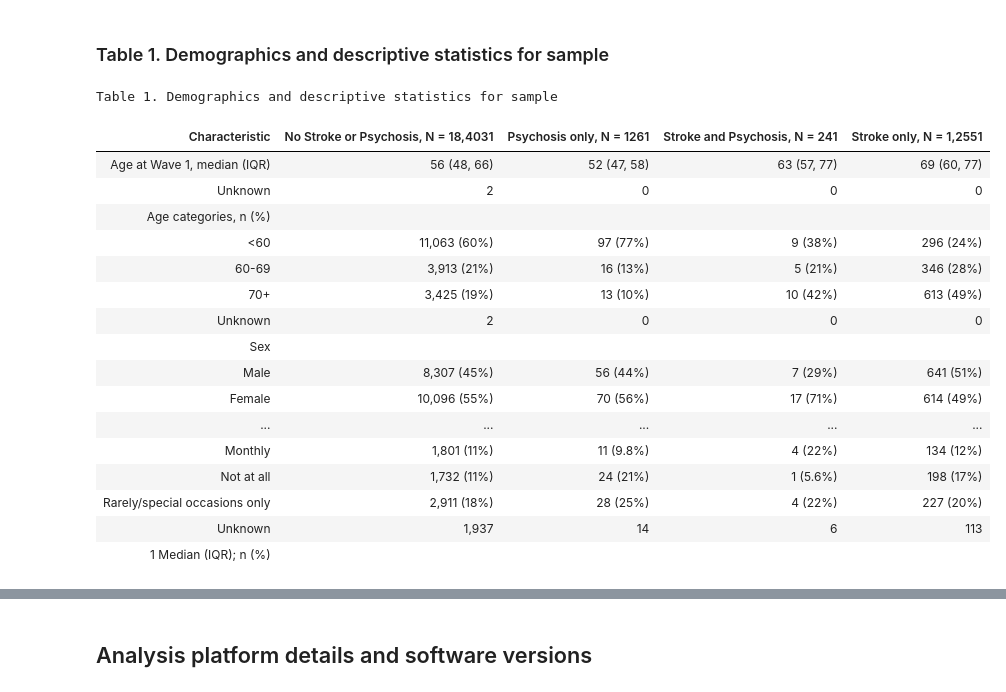
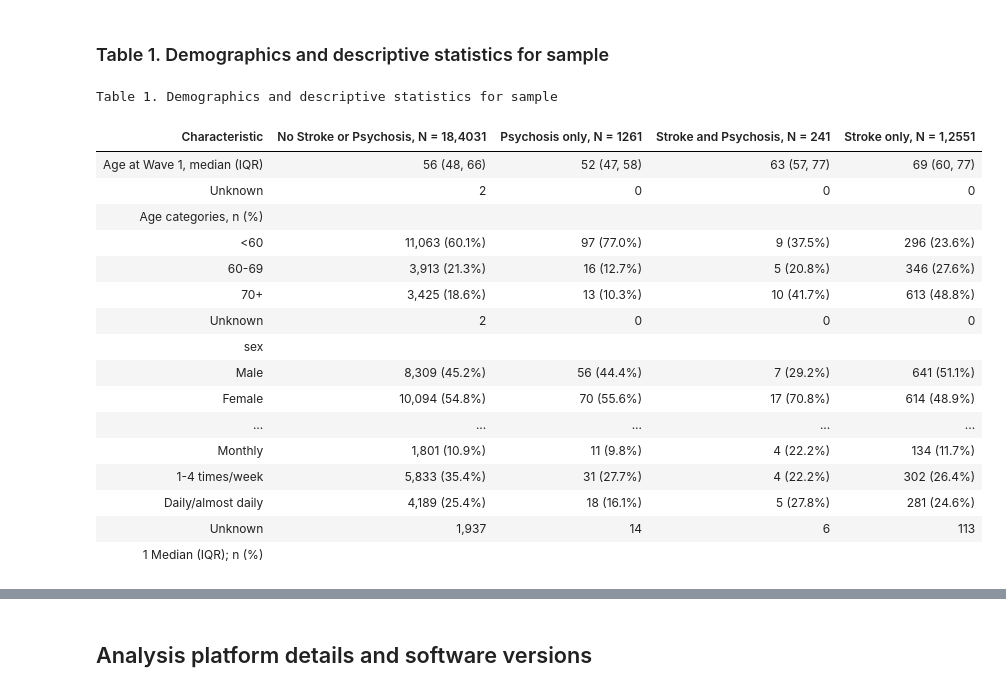
Before and after one commit to vaughanbell/longitudinal-stroke-psychosis-ELSA, a Jupyter notebook: Richards-Belle_et_al_Descriptives_Tables.ipynb, the cells around one changed output, grey strips where cells are left out. Saved outputs shown, nothing was run; the diff lists cells and outputs as text; code cells hidden in the pictures.

```diff
--- a/Richards-Belle_et_al_Descriptives_Tables.ipynb
+++ b/Richards-Belle_et_al_Descriptives_Tables.ipynb
@@ -31,55 +31,64 @@ strokeinpsychosis_surv_filename = paste(transformed_data_dir, "strokeinpsychosis
 load(file = strokeinpsychosis_surv_filename)
 # %%
 # Create variable defining stroke/psychosis categories for tables
-strokeinpsychosis_surv <- strokeinpsychosis_surv %>%
+descriptives <- strokeinpsychosis_surv %>%
   mutate(categories = case_when(strokeever_10 == 1 & psychosisever_10 == 0 ~ "Stroke only", # had stroke within 10 years, but no psychosis
                                 strokeever_10 == 0 & psychosisever_10 == 1 ~ "Psychosis only", # had psychosis within 10 years, but no stroke
                                 strokeever_10 == 1 & psychosisever_10 == 1 ~ "Stroke and Psychosis", # had stroke and psychosis within 10 years
                                 strokeever_10 == 0 & psychosisever_10 == 0 ~ "No Stroke or Psychosis", # had no stroke or psychosis within 10 years (but may have had them after 10 years)
                                 TRUE ~ "Error"))
 
-# Merge with waves12345 which has the other required variables
-strokeinpsychosis_surv <- merge(strokeinpsychosis_surv, waves12345, by="idauniq", all = TRUE)
+# Pull required variables into one data frame
+descriptives <- descriptives %>%
+  left_join(waves12345 %>%
+              select(idauniq, minstrokeage, ntotalstrokes, ntotalstrokesnozero,
+                     depressionever, anxietyever, totalwaves, allwavesparticipated,
+                     diedbeforeendfup),
+            by = "idauniq")
+
+# Change 'unknown' ethnicities to NA
+descriptives$ethnicgroup[descriptives$ethnicgroup == "Unknown"] <- NA
 # %% [markdown]
 ### Table 1. Demographics and descriptive statistics for sample
 # %%
-table_1 <- strokeinpsychosis_surv %>%
-  select(categories, w1age.y, age_cat.y, Sex = sex.y, Ethnicity = ethnicgroup.y,
-         netwealth_q5.y, smokingbaseline.y, vigorousactbaseline.y, alcoholbaseline.y) %>%
+table_1 <- descriptives %>%
+  select(categories, w1age, age_cat, sex, ethnicgroup,
+         netwealth_q5, smokingbaseline, vigorousactbaseline, alcoholbaseline) %>%
   tbl_summary(
     by = categories,
+    digits = all_categorical() ~ c(0, 1),
     sort = everything() ~ "alphanumeric",
-    label = list(w1age.y = "Age at Wave 1, median (IQR)",
-                 age_cat.y = "Age categories, n (%)",
-                 netwealth_q5.y = "Net financial wealth (quintile), n (%)",
-                 smokingbaseline.y = "Smoked cigarettes at baseline, n (%)",
-                 vigorousactbaseline.y = "Level of vigorous activity at baseline, n (%)",
-                 alcoholbaseline.y = "Level of alcohol consumption at baseline, n (%)"),
+    label = list(w1age = "Age at Wave 1, median (IQR)",
+                 age_cat = "Age categories, n (%)",
+                 netwealth_q5 = "Net financial wealth (quintile), n (%)",
+                 smokingbaseline = "Smoked cigarettes at baseline, n (%)",
+                 vigorousactbaseline = "Level of vigorous activity at baseline, n (%)",
+                 alcoholbaseline = "Level of alcohol consumption at baseline, n (%)"),
   ) %>%
   bold_labels() %>%
   italicize_levels() %>%
-  modify_caption("**Table 1. Demographics and descriptive statistics for sample**")
+  modify_caption("**Table 1. Demographics and descriptive statistics for sample**") # %>%
 
 # This save the output of the gtsummary generated table as a html file and reloads it to display on the notebook
 table_1_filename = paste(output_dir, "RB_et_al_table_1.html", sep="")
 gt::gtsave(as_gt(table_1), file = table_1_filename)
 display_html(file = table_1_filename)
 # %% [output]
 Table 1. Demographics and descriptive statistics for sample
 | Characteristic | No Stroke or Psychosis, N = 18,4031 | Psychosis only, N = 1261 | Stroke and Psychosis, N = 241 | Stroke only, N = 1,2551 |
 | Age at Wave 1, median (IQR) | 56 (48, 66) | 52 (47, 58) | 63 (57, 77) | 69 (60, 77) |
 | Unknown | 2 | 0 | 0 | 0 |
 | Age categories, n (%) |  |  |  |  |
-| <60 | 11,063 (60%) | 97 (77%) | 9 (38%) | 296 (24%) |
-| 60-69 | 3,913 (21%) | 16 (13%) | 5 (21%) | 346 (28%) |
-| 70+ | 3,425 (19%) | 13 (10%) | 10 (42%) | 613 (49%) |
+| <60 | 11,063 (60.1%) | 97 (77.0%) | 9 (37.5%) | 296 (23.6%) |
+| 60-69 | 3,913 (21.3%) | 16 (12.7%) | 5 (20.8%) | 346 (27.6%) |
+| 70+ | 3,425 (18.6%) | 13 (10.3%) | 10 (41.7%) | 613 (48.8%) |
 | Unknown | 2 | 0 | 0 | 0 |
-| Sex |  |  |  |  |
-| Male | 8,307 (45%) | 56 (44%) | 7 (29%) | 641 (51%) |
-| Female | 10,096 (55%) | 70 (56%) | 17 (71%) | 614 (49%) |
+| sex |  |  |  |  |
+| Male | 8,309 (45.2%) | 56 (44.4%) | 7 (29.2%) | 641 (51.1%) |
+| Female | 10,094 (54.8%) | 70 (55.6%) | 17 (70.8%) | 614 (48.9%) |
 | ... | ... | ... | ... | ... |
-| Monthly | 1,801 (11%) | 11 (9.8%) | 4 (22%) | 134 (12%) |
-| Not at all | 1,732 (11%) | 24 (21%) | 1 (5.6%) | 198 (17%) |
-| Rarely/special occasions only | 2,911 (18%) | 28 (25%) | 4 (22%) | 227 (20%) |
+| Monthly | 1,801 (10.9%) | 11 (9.8%) | 4 (22.2%) | 134 (11.7%) |
+| 1-4 times/week | 5,833 (35.4%) | 31 (27.7%) | 4 (22.2%) | 302 (26.4%) |
+| Daily/almost daily | 4,189 (25.4%) | 18 (16.1%) | 5 (27.8%) | 281 (24.6%) |
 | Unknown | 1,937 | 14 | 6 | 113 |
 | 1 Median (IQR); n (%) |  |  |  |  |
```
Also changed, not shown: parts of 11 cells of this notebook, 3 other files.
